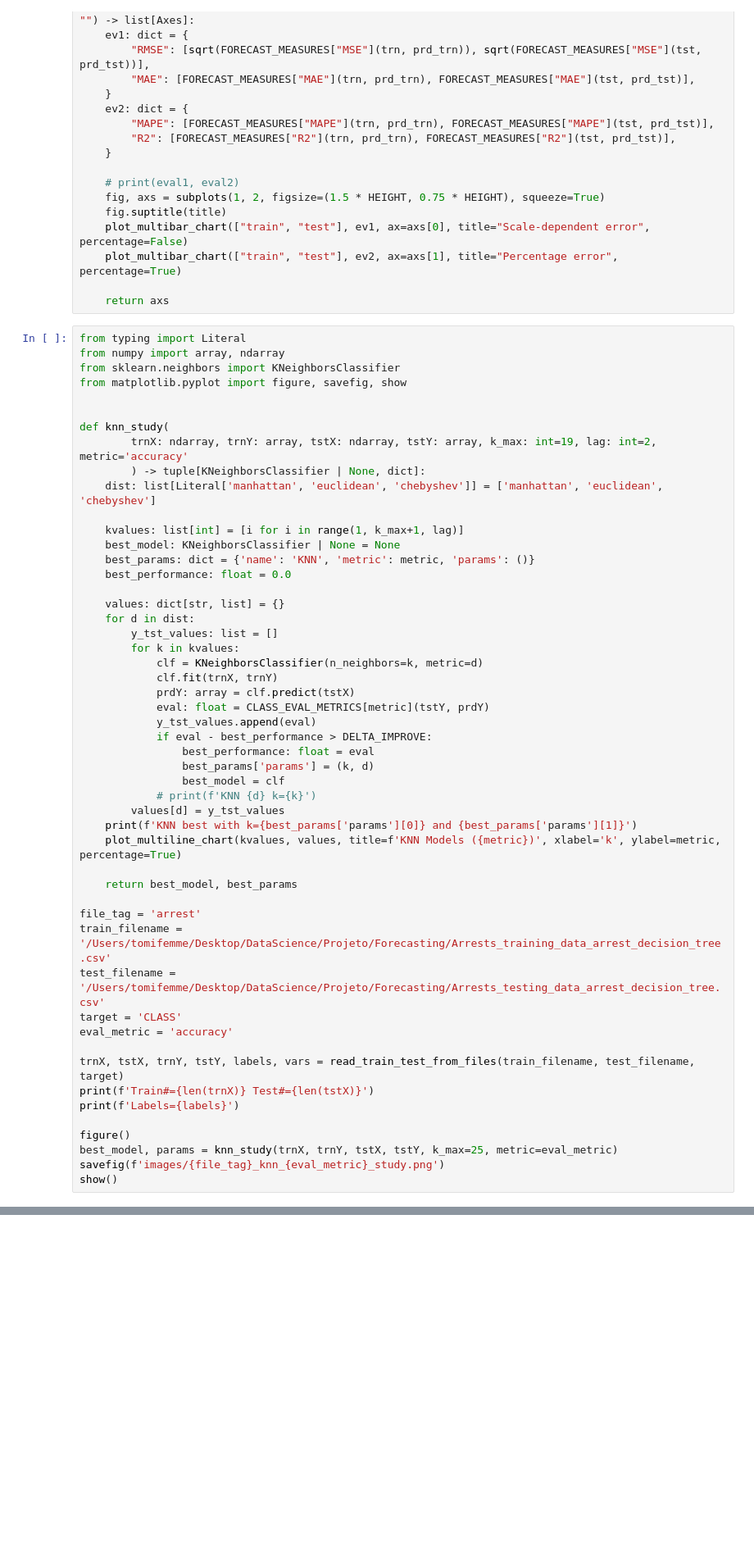
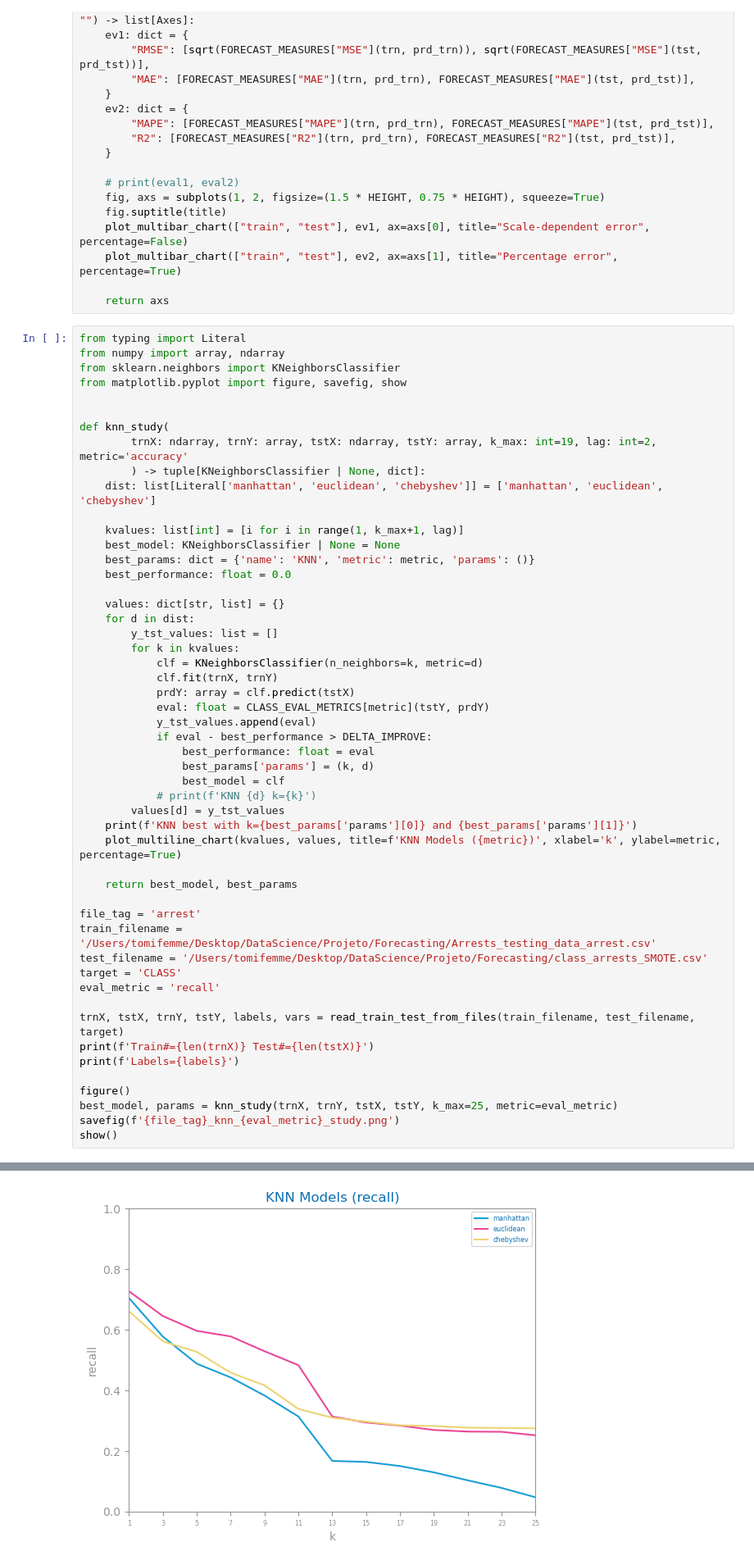
Before and after one commit to freshblaxx/DataScience, a Jupyter notebook: Projeto/Forecasting/KNN_arrests.ipynb, the cells around one changed output, grey strips where cells are left out. Shown at 82% size. Drawn from its saved outputs; the diff is of its cells as text; blank space fills up the shorter version.

```diff
--- a/Projeto/Forecasting/KNN_arrests.ipynb
+++ b/Projeto/Forecasting/KNN_arrests.ipynb
@@ -1031,10 +1031,10 @@ def knn_study(
     return best_model, best_params
 
 file_tag = 'arrest'
-train_filename = '/Users/tomifemme/Desktop/DataScience/Projeto/Forecasting/Arrests_training_data_arrest_decision_tree.csv'
-test_filename = '/Users/tomifemme/Desktop/DataScience/Projeto/Forecasting/Arrests_testing_data_arrest_decision_tree.csv'
+train_filename = '/Users/tomifemme/Desktop/DataScience/Projeto/Forecasting/Arrests_testing_data_arrest.csv'
+test_filename = '/Users/tomifemme/Desktop/DataScience/Projeto/Forecasting/class_arrests_SMOTE.csv'
 target = 'CLASS'
-eval_metric = 'accuracy'
+eval_metric = 'recall'
 
 trnX, tstX, trnY, tstY, labels, vars = read_train_test_from_files(train_filename, test_filename, target)
 print(f'Train#={len(trnX)} Test#={len(tstX)}')
@@ -1042,6 +1042,6 @@ print(f'Labels={labels}')
 
 figure()
 best_model, params = knn_study(trnX, trnY, tstX, tstY, k_max=25, metric=eval_metric)
-savefig(f'images/{file_tag}_knn_{eval_metric}_study.png')
+savefig(f'{file_tag}_knn_{eval_metric}_study.png')
 show()
 # %% [output]
@@ -1048,0 +1051 @@ FileNotFoundError: [Errno 2] No such file or directory: 'Projeto/Forecasting/Arr
+[figure, added]
```
Also changed, not shown: parts of 3 cells of this notebook, 35 other files.
